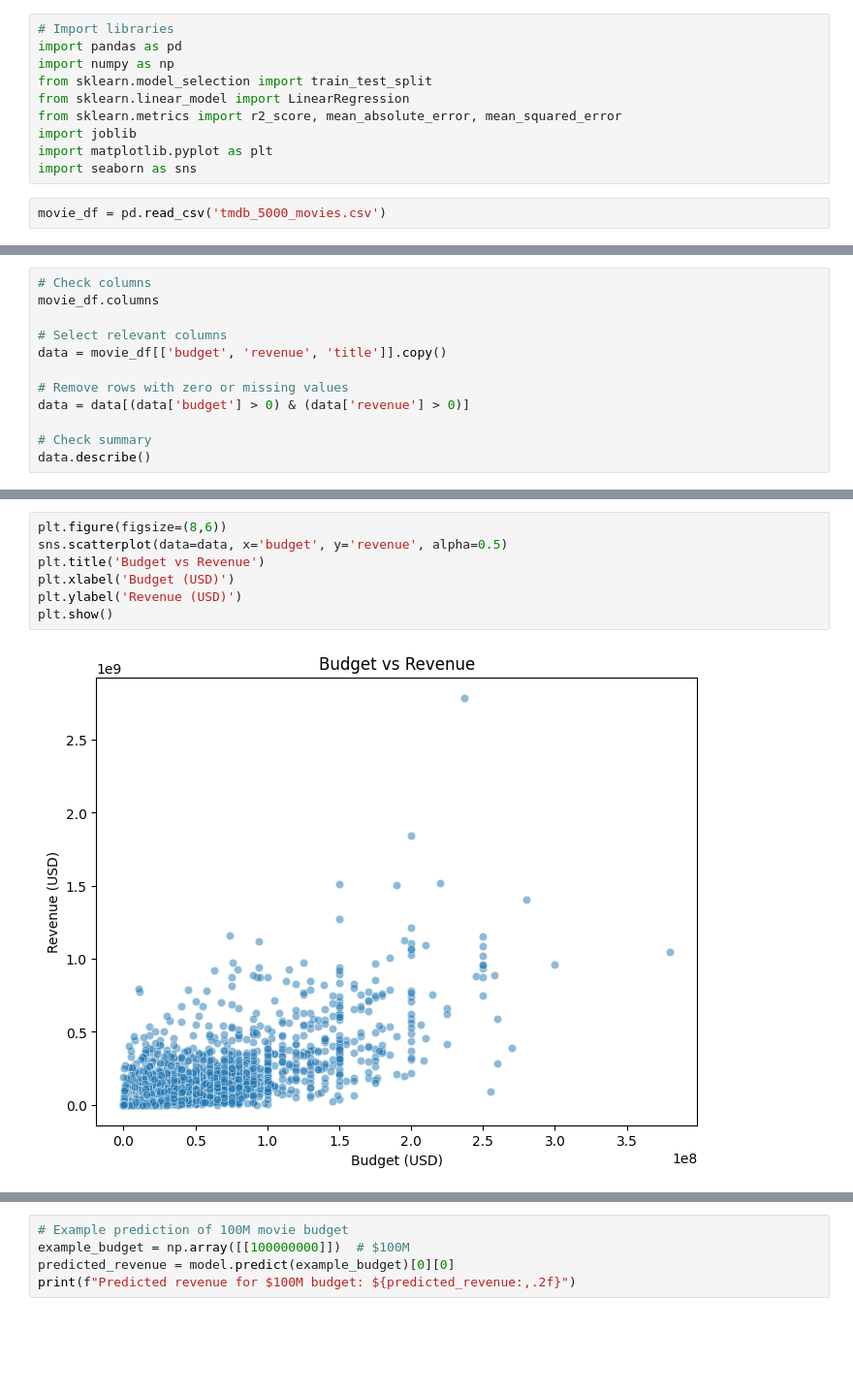
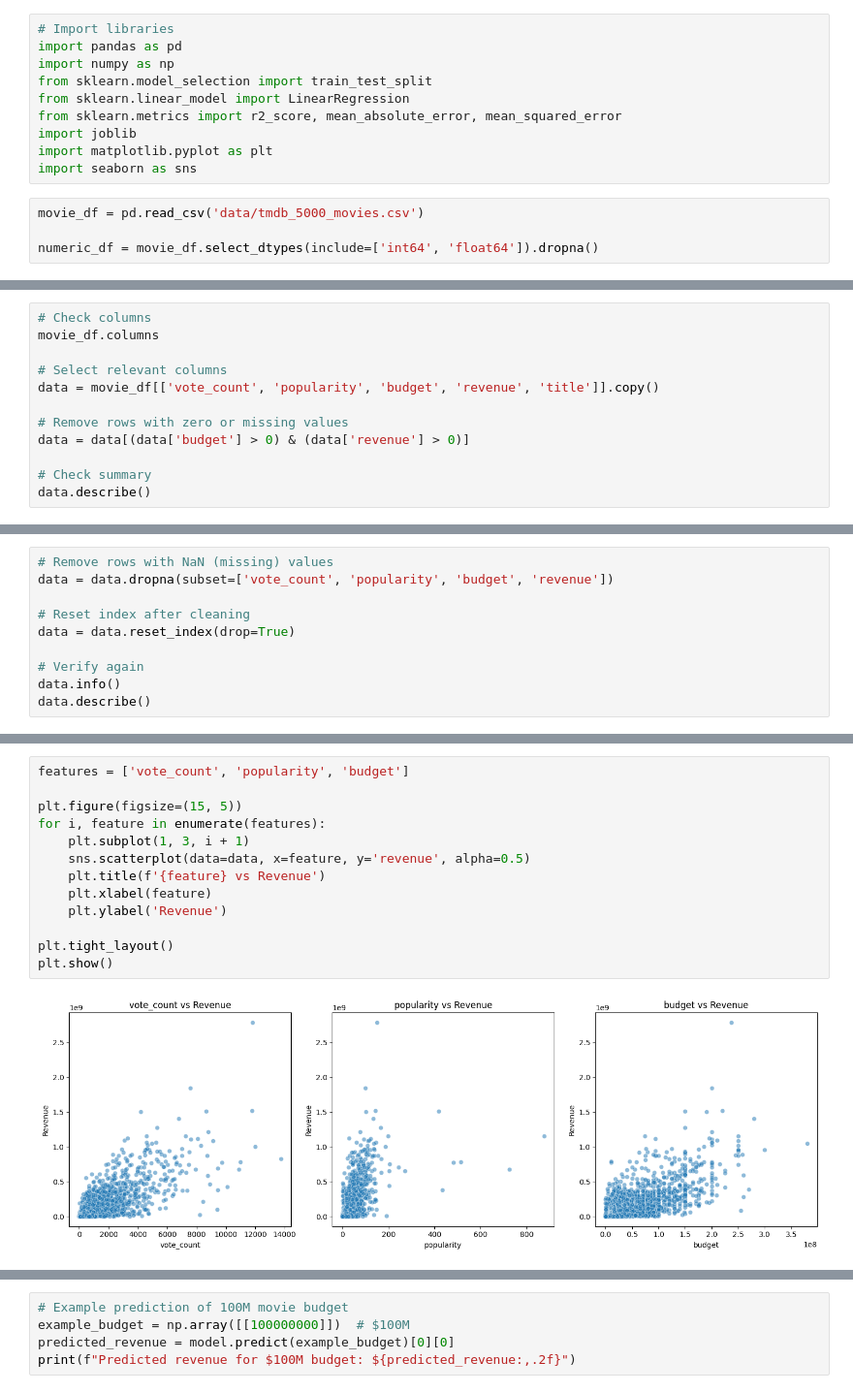
Before and after one commit to seminala/movie-regression, a Jupyter notebook: regression.ipynb, the cells around one changed output, grey strips where cells are left out. Shown: that part at 97% size. Cells and saved outputs as stored; diff of their text form; blank space fills up the shorter version.

```diff
--- a/regression.ipynb
+++ b/regression.ipynb
@@ -9,7 +9,9 @@ import joblib
 import matplotlib.pyplot as plt
 import seaborn as sns
 # %%
-movie_df = pd.read_csv('tmdb_5000_movies.csv')
+movie_df = pd.read_csv('data/tmdb_5000_movies.csv')
+
+numeric_df = movie_df.select_dtypes(include=['int64', 'float64']).dropna()
 # %%
 movie_df.head()
 # %% [output]
@@ -24,7 +63,7 @@ movie_df.head()
 movie_df.columns
 
 # Select relevant columns
-data = movie_df[['budget', 'revenue', 'title']].copy()
+data = movie_df[['vote_count', 'popularity', 'budget', 'revenue', 'title']].copy()
 
 # Remove rows with zero or missing values
 data = data[(data['budget'] > 0) & (data['revenue'] > 0)]
@@ -43,0 +83,10 @@ data.describe()
+# %%
+# Remove rows with NaN (missing) values
+data = data.dropna(subset=['vote_count', 'popularity', 'budget', 'revenue'])
+
+# Reset index after cleaning
+data = data.reset_index(drop=True)
+
+# Verify again
+data.info()
+data.describe()
@@ -44,11 +115,17 @@ data.describe()
 # %%
-plt.figure(figsize=(8,6))
-sns.scatterplot(data=data, x='budget', y='revenue', alpha=0.5)
-plt.title('Budget vs Revenue')
-plt.xlabel('Budget (USD)')
-plt.ylabel('Revenue (USD)')
+features = ['vote_count', 'popularity', 'budget']
+
+plt.figure(figsize=(15, 5))
+for i, feature in enumerate(features):
+    plt.subplot(1, 3, i + 1)
+    sns.scatterplot(data=data, x=feature, y='revenue', alpha=0.5)
+    plt.title(f'{feature} vs Revenue')
+    plt.xlabel(feature)
+    plt.ylabel('Revenue')
+
+plt.tight_layout()
 plt.show()
 # %% [output]
-[figure, old version]
+[figure, new version]
 # %%
 # Train data
```
Also changed, not shown: parts of 11 cells of this notebook, 2 other files.
